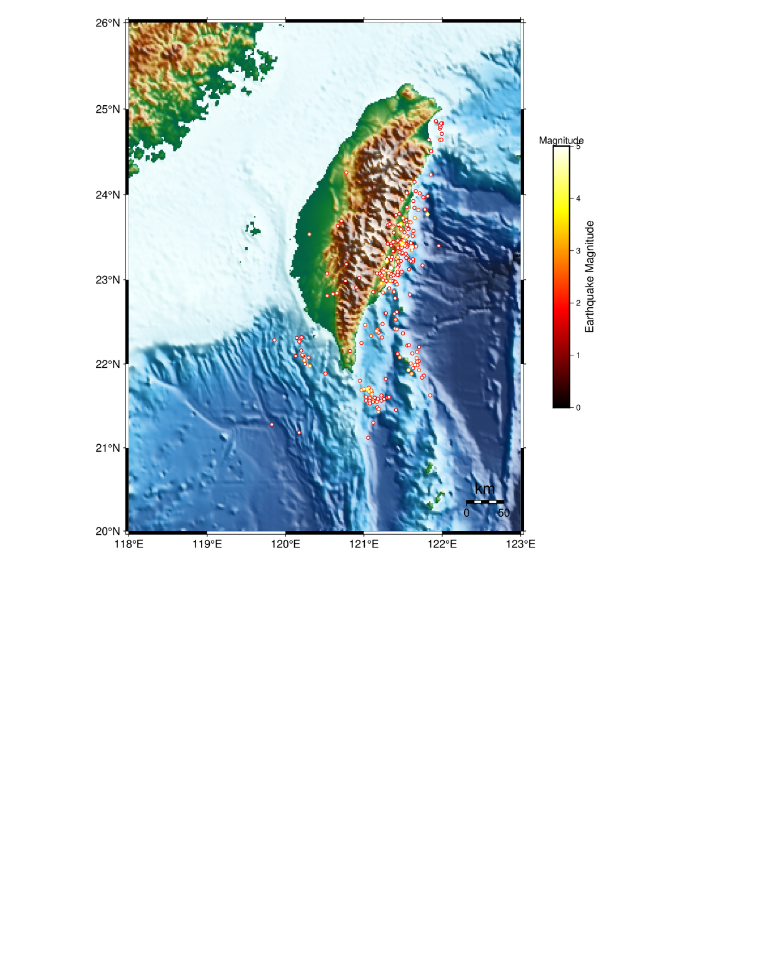
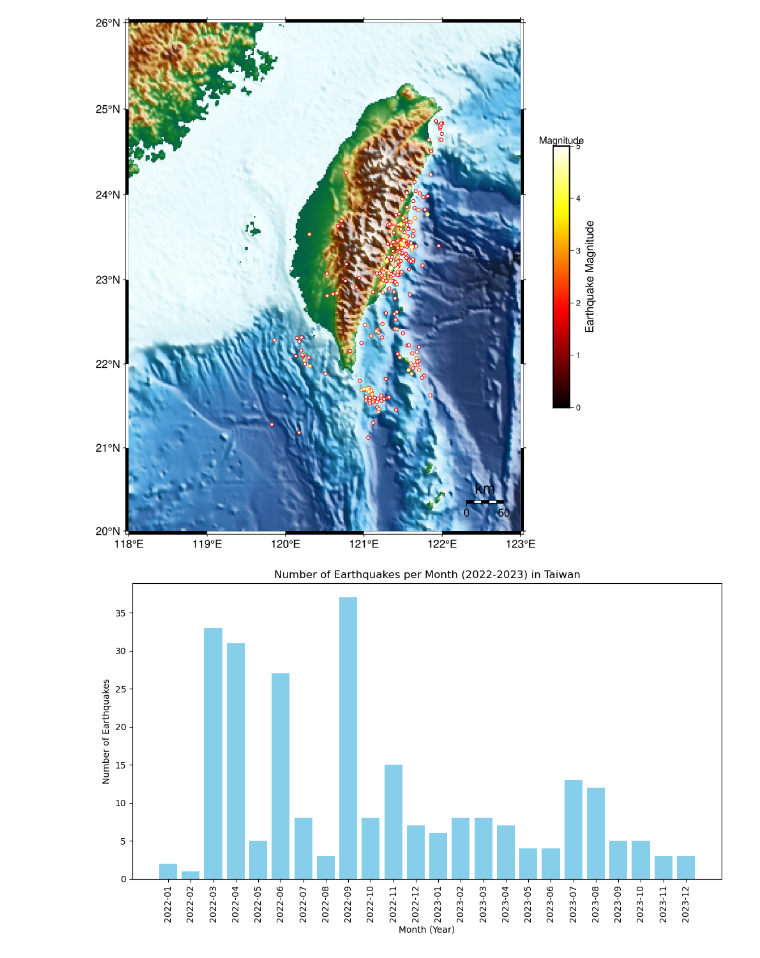
Before and after one commit to u11210013/Geophysics, a Jupyter notebook: finalterm/T1.ipynb, the cells around one changed output. Drawn from its saved outputs; the diff is of its cells as text; code cells hidden in the pictures; blank space fills up the shorter version.

```diff
--- a/finalterm/T1.ipynb
+++ b/finalterm/T1.ipynb
@@ -140,3 +140,58 @@ fig.basemap(map_scale="jBR+w50k+l+f1km+o0.2i/0.3i")
 fig.show()
 # %% [output]
 [figure]
+# %%
+from obspy import UTCDateTime
+from obspy.clients.fdsn import Client
+import matplotlib.pyplot as plt
+from collections import Counter
+
+# Create FDSN client (using USGS)
+client = Client("USGS")
+
+# Define the query time range
+starttime = UTCDateTime("2022-01-01")
+endtime = UTCDateTime("2023-12-31")
+
+# Define geographic region (Taiwan)
+minlatitude = 21
+maxlatitude = 26
+minlongitude = 119
+maxlongitude = 122
+
+# Fetch earthquake catalog from USGS
+try:
+    cat = client.get_events(
+        starttime=starttime, endtime=endtime,
+        minlatitude=minlatitude, maxlatitude=maxlatitude,
+        minlongitude=minlongitude, maxlongitude=maxlongitude,
+        minmagnitude=1  # Set minimum magnitude to 1
+    )
+except Exception as e:
+    print(f"Error fetching data from USGS: {e}")
+    exit(1)
+
+# Extract earthquake data
+dates = [event.origins[0].time for event in cat]
+
+# Extract month-year combinations
+months = [date.strftime("%Y-%m") for date in dates]
+
+# Count the number of earthquakes per month
+monthly_counts = Counter(months)
+
+# Prepare data for plotting
+months_sorted = sorted(monthly_counts.keys())
+earthquake_counts = [monthly_counts[month] for month in months_sorted]
+
+# Create bar chart for the number of earthquakes per month
+plt.figure(figsize=(10, 6))
+plt.bar(months_sorted, earthquake_counts, color="skyblue")
+plt.xlabel("Month (Year)")
+plt.ylabel("Number of Earthquakes")
+plt.title("Number of Earthquakes per Month (2022-2023) in Taiwan")
+plt.xticks(rotation=90)
+plt.tight_layout()
+plt.show()
+# %% [output]
+[figure, added]
```
Also changed, not shown: parts of 1 cell of this notebook.
